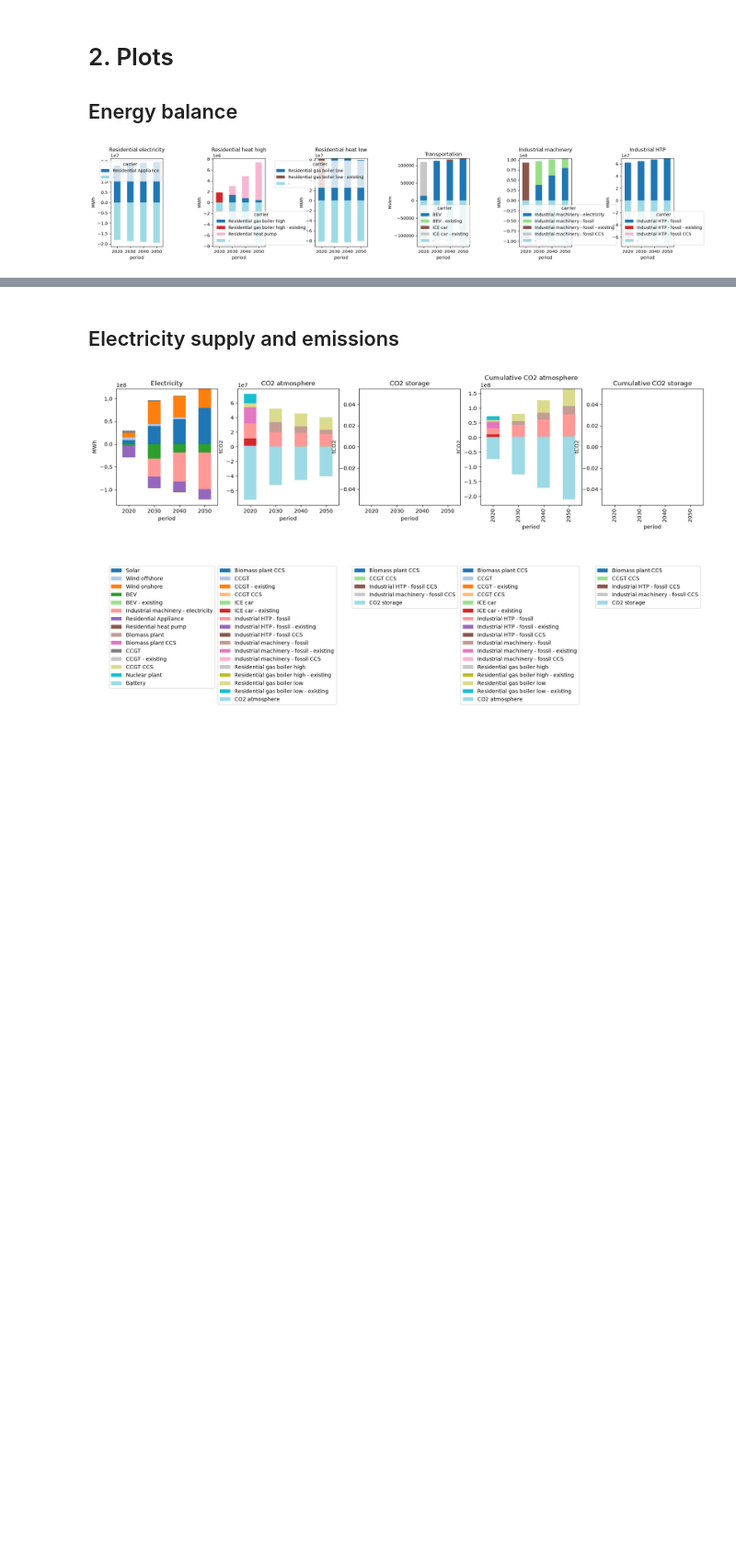
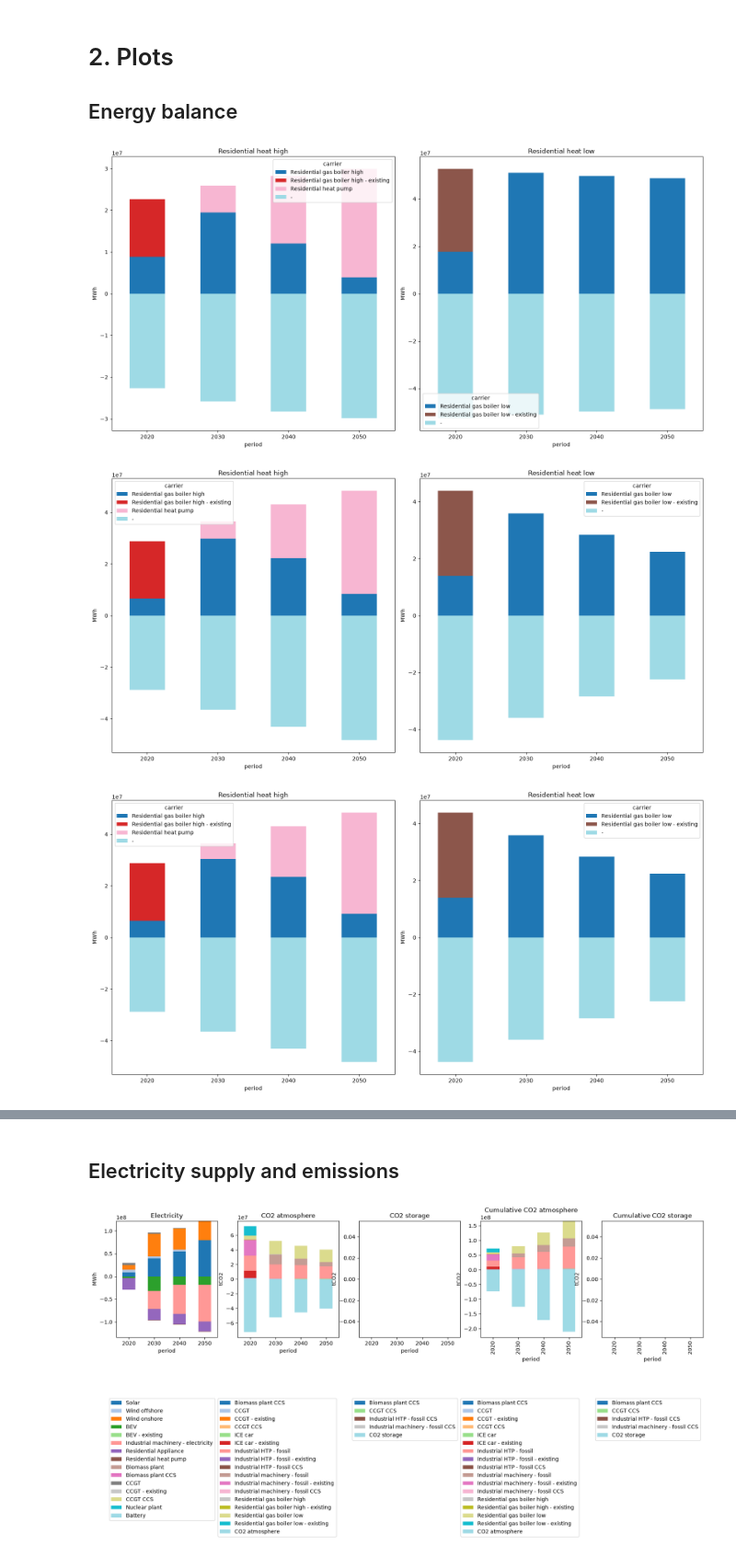
Before and after one commit to annacerato88/Modelling_for_transitions_Group, a Jupyter notebook: Group Assignment MfT/interface.ipynb, the cells around one changed output, grey strips where cells are left out. Shown at 92% size. Saved outputs shown, nothing was run; the diff lists cells and outputs as text; code cells hidden in the pictures; blank space fills up the shorter version.

Commit message:
Added model_runs, still have to change graphs

```diff
--- a/Group Assignment MfT/interface.ipynb
+++ b/Group Assignment MfT/interface.ipynb
@@ -112,0 +120,3 @@ Objective value: 8.723976695248599e+20
+# %%
+# High insulation, high subsidy scenario
+tandem = model_run(db_dir, years, t_res, passenger_cars_cf, rt, rs, subsidy_growth_high, K_high, s0, r, R, T0)
@@ -112,0 +141,3 @@ Objective value: 8.723976695248599e+20
+# %%
+# High insulation, low subsidy scenario
+insulation_first = model_run(db_dir, years, t_res, passenger_cars_cf, rt, rs, subsidy_growth_low, K_high, s0, r, R, T0)
@@ -112,0 +162,3 @@ Objective value: 8.723976695248599e+20
+# %%
+# Low insulation, high subsidy scenario
+technology_first = model_run(db_dir, years, t_res, passenger_cars_cf, rt, rs, subsidy_growth_high, K_low, s0, r, R, T0)
@@ -112,0 +183,3 @@ Objective value: 8.723976695248599e+20
+# %%
+# Low insulation, low subsidy scenario
+alternative_route = model_run(db_dir, years, t_res, passenger_cars_cf, rt, rs, subsidy_growth_low, K_low, s0, r, R, T0)
@@ -116,5 +207,11 @@ Objective value: 8.723976695248599e+20
 # %%
 # Let's have a quick look at the demand-side energy balances:
 plot_main_ebs(base)
+plot_main_ebs(tandem)
+plot_main_ebs(insulation_first)
+plot_main_ebs(technology_first)
+plot_main_ebs(alternative_route)
 # %% [output]
-[figure, old version]
+[figure, new version]
+[figure, added]
+[figure, added]
```
Also changed, not shown: parts of 8 cells of this notebook, 3 other files.
